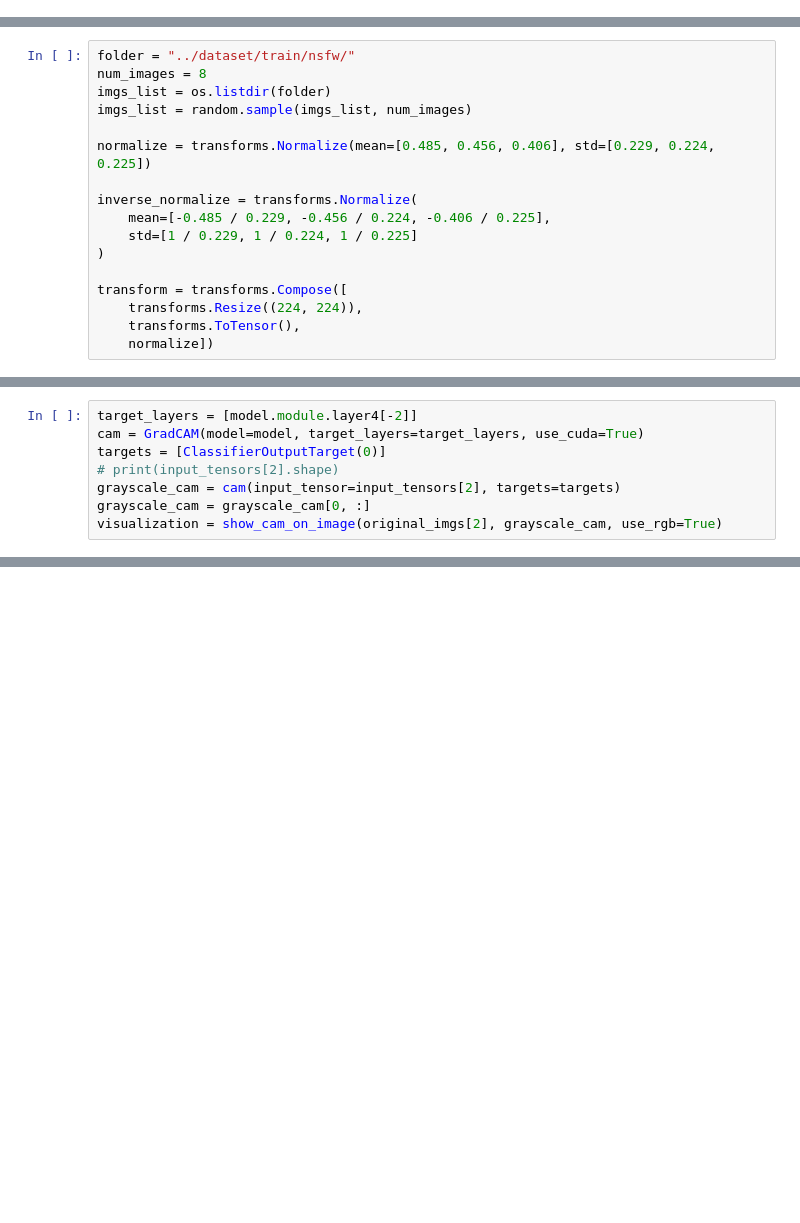
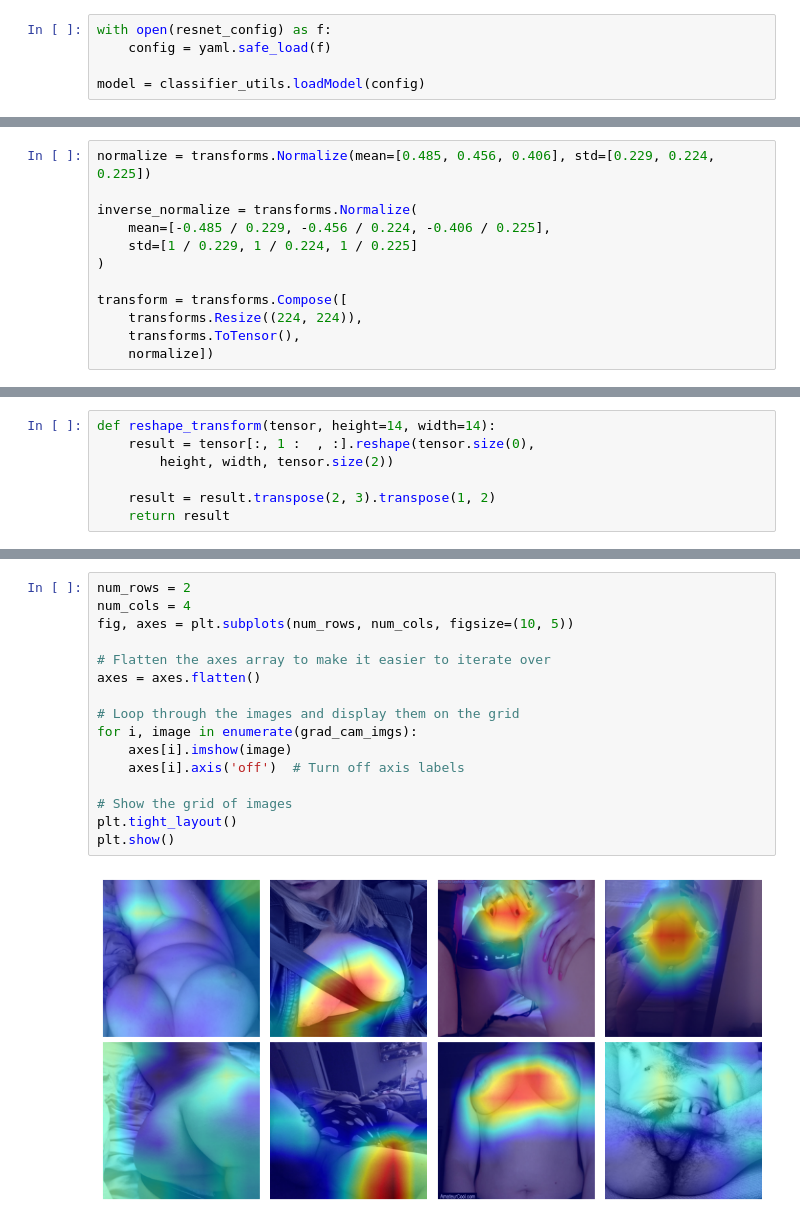
Before and after one commit to jagadeesh-r1/NSFW-Ninja, a Jupyter notebook: code/grad_cam.ipynb, the cells around one changed output, grey strips where cells are left out. Drawn from its saved outputs; the diff is of its cells as text; blank space fills up the shorter version.

Commit message:
Grad cam for all models

```diff
--- a/code/grad_cam.ipynb
+++ b/code/grad_cam.ipynb
@@ -49,0 +26,5 @@ DataParallel(
+# %%
+with open(resnet_config) as f:
+    config = yaml.safe_load(f)
+
+model = classifier_utils.loadModel(config)
@@ -50,9 +74,4 @@ DataParallel(
 # %%
-folder = "../dataset/train/nsfw/"
-num_images = 8
-imgs_list = os.listdir(folder)
-imgs_list = random.sample(imgs_list, num_images)
-
 normalize = transforms.Normalize(mean=[0.485, 0.456, 0.406], std=[0.229, 0.224, 0.225])
 
 inverse_normalize = transforms.Normalize(
@@ -102,8 +126,0 @@ with torch.no_grad():
-# %%
-target_layers = [model.module.layer4[-2]]
-cam = GradCAM(model=model, target_layers=target_layers, use_cuda=True)
-targets = [ClassifierOutputTarget(0)]
-# print(input_tensors[2].shape)
-grayscale_cam = cam(input_tensor=input_tensors[2], targets=targets)
-grayscale_cam = grayscale_cam[0, :]
-visualization = show_cam_on_image(original_imgs[2], grayscale_cam, use_rgb=True)
@@ -113,0 +127,7 @@ Image.fromarray(visualization, 'RGB')
+# %%
+def reshape_transform(tensor, height=14, width=14):
+    result = tensor[:, 1 :  , :].reshape(tensor.size(0),
+        height, width, tensor.size(2))
+
+    result = result.transpose(2, 3).transpose(1, 2)
+    return result
@@ -113,0 +167,18 @@ Image.fromarray(visualization, 'RGB')
+# %%
+num_rows = 2
+num_cols = 4
+fig, axes = plt.subplots(num_rows, num_cols, figsize=(10, 5))
+
+# Flatten the axes array to make it easier to iterate over
+axes = axes.flatten()
+
+# Loop through the images and display them on the grid
+for i, image in enumerate(grad_cam_imgs):
+    axes[i].imshow(image)
+    axes[i].axis('off')  # Turn off axis labels
+
+# Show the grid of images
+plt.tight_layout()
+plt.show()
+# %% [output]
+[figure, added]
```
Also changed, not shown: parts of 9 cells of this notebook, 1 other file.
